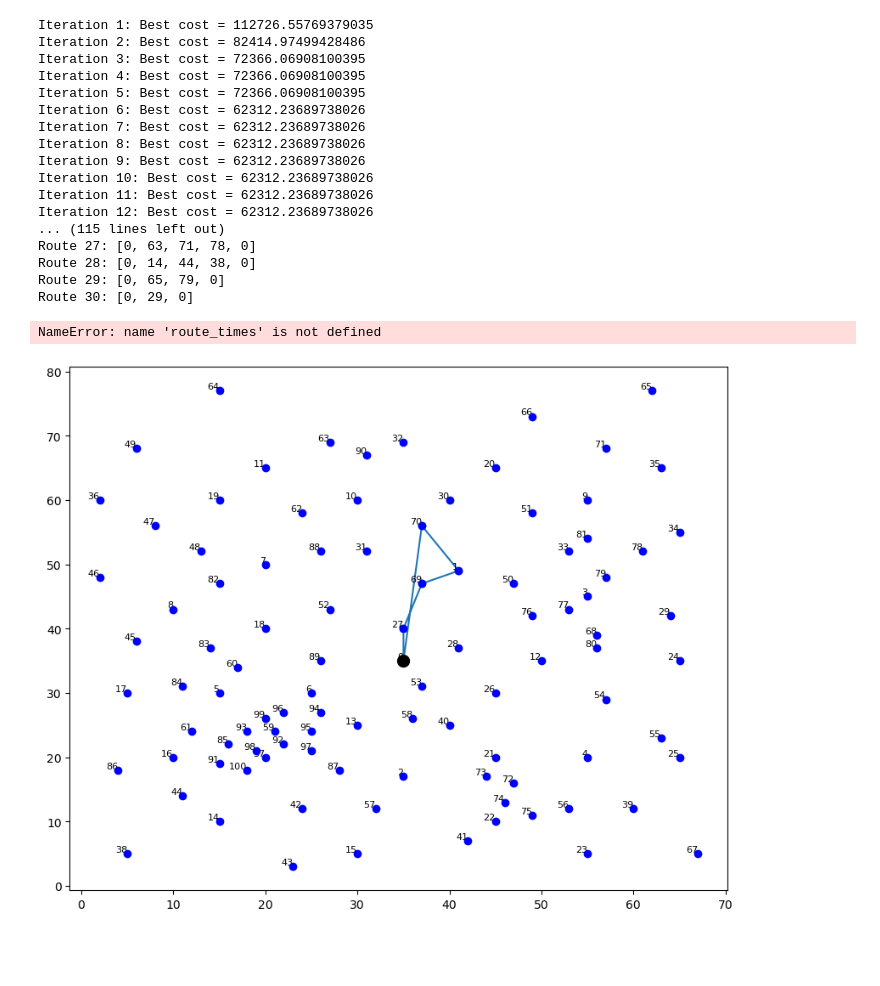
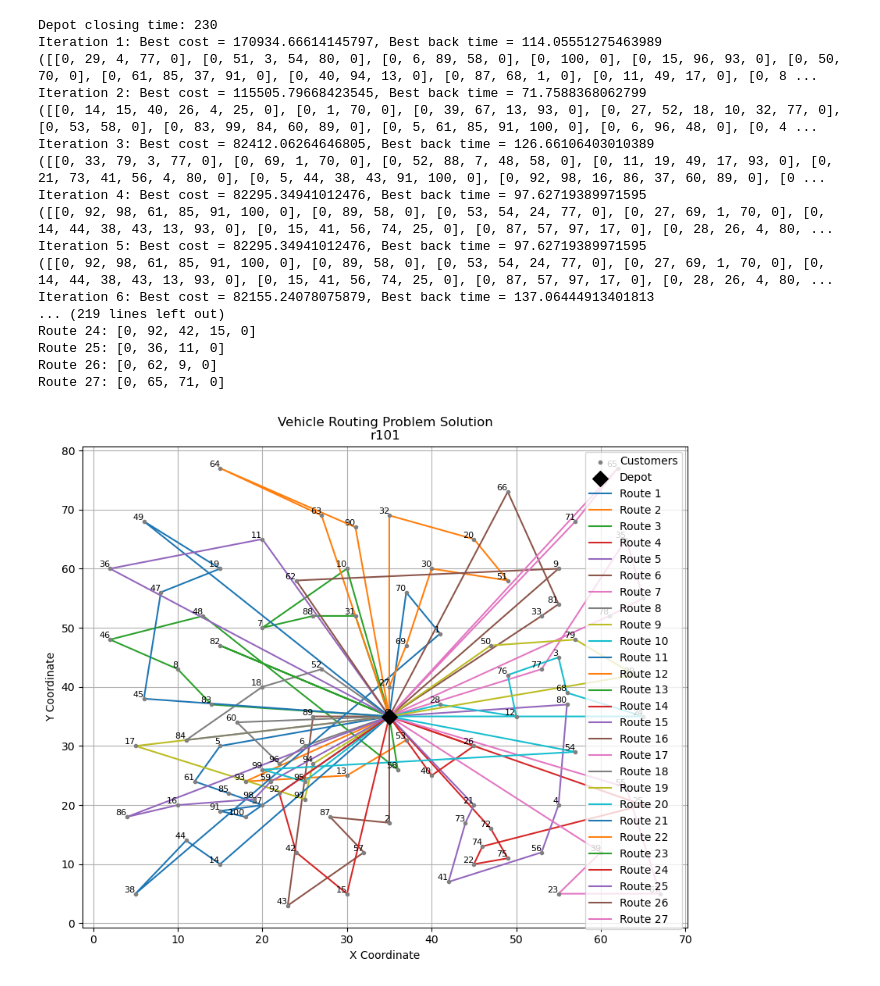
Before and after one commit to Xandeler/Advanced-Algorithms-and-Combinatorics, a Jupyter notebook: 2nd deliverable/Axel code.ipynb, the cells around one changed output. Cells and saved outputs as stored; diff of their text form; code cells hidden in the pictures; blank space fills up the shorter version.

```diff
--- a/2nd deliverable/Axel code.ipynb
+++ b/2nd deliverable/Axel code.ipynb
@@ -293,35 +287,41 @@ def plot_solution(graph, solution, filename):
 # %%
 G = Graph(vehicle_data, customer_data)
 
+print("Depot closing time: " + str(G.nodes[0].due_date))
+
 # Run ACO
-best_solution_data, best_cost = aco_vrp(
+best_solution_data, best_cost,best_time = aco_vrp(
     G,
-    num_ants=50, num_iterations=100, alpha=1.5, beta=2.5, evaporation_rate=0.5, q=100
+    num_ants=50, num_iterations=100, alpha=1.5, beta=1.5, evaporation_rate=0.5, q=100
 )
 
-print("Best cost: " + str(best_cost))
+print("\n-----------------------------------------------------------")
+print("Best cost: " + str(best_cost),"\nBest back time: " + str(best_time), " \nNumber of vehicle: " + str(len(best_solution_data)))
+print("-----------------------------------------------------------\n")
+
 i = 1
 for route in best_solution_data:
-    print("Route " + str(i) +": " + str(route))
+    print("Route " + str(i) + ": " + str(route))
     i = i + 1
+
+# Call the plotting function with the best solution
 plot_solution(G, best_solution_data, dataset_name)
 # %% [output]
-Iteration 1: Best cost = 112726.55769379035
-Iteration 2: Best cost = 82414.97499428486
-Iteration 3: Best cost = 72366.06908100395
-Iteration 4: Best cost = 72366.06908100395
-Iteration 5: Best cost = 72366.06908100395
-Iteration 6: Best cost = 62312.23689738026
-Iteration 7: Best cost = 62312.23689738026
-Iteration 8: Best cost = 62312.23689738026
-Iteration 9: Best cost = 62312.23689738026
-Iteration 10: Best cost = 62312.23689738026
-Iteration 11: Best cost = 62312.23689738026
-Iteration 12: Best cost = 62312.23689738026
-... (115 lines left out)
-Route 27: [0, 63, 71, 78, 0]
-Route 28: [0, 14, 44, 38, 0]
-Route 29: [0, 65, 79, 0]
-Route 30: [0, 29, 0]
+Depot closing time: 230
+Iteration 1: Best cost = 170934.66614145797, Best back time = 114.05551275463989
+([[0, 29, 4, 77, 0], [0, 51, 3, 54, 80, 0], [0, 6, 89, 58, 0], [0, 100, 0], [0, 15, 96, 93, 0], [0, 50, 70, 0], [0, 61, 85, 37, 91, 0], [0, 40, 94, 13, 0], [0, 87, 68, 1, 0], [0, 11, 49, 17, 0], [0, 8 ...
+Iteration 2: Best cost = 115505.79668423545, Best back time = 71.7588368062799
+([[0, 14, 15, 40, 26, 4, 25, 0], [0, 1, 70, 0], [0, 39, 67, 13, 93, 0], [0, 27, 52, 18, 10, 32, 77, 0], [0, 53, 58, 0], [0, 83, 99, 84, 60, 89, 0], [0, 5, 61, 85, 91, 100, 0], [0, 6, 96, 48, 0], [0, 4 ...
+Iteration 3: Best cost = 82412.06264646805, Best back time = 126.66106403010389
+([[0, 33, 79, 3, 77, 0], [0, 69, 1, 70, 0], [0, 52, 88, 7, 48, 58, 0], [0, 11, 19, 49, 17, 93, 0], [0, 21, 73, 41, 56, 4, 80, 0], [0, 5, 44, 38, 43, 91, 100, 0], [0, 92, 98, 16, 86, 37, 60, 89, 0], [0 ...
+Iteration 4: Best cost = 82295.34941012476, Best back time = 97.62719389971595
+([[0, 92, 98, 61, 85, 91, 100, 0], [0, 89, 58, 0], [0, 53, 54, 24, 77, 0], [0, 27, 69, 1, 70, 0], [0, 14, 44, 38, 43, 13, 93, 0], [0, 15, 41, 56, 74, 25, 0], [0, 87, 57, 97, 17, 0], [0, 28, 26, 4, 80, ...
+Iteration 5: Best cost = 82295.34941012476, Best back time = 97.62719389971595
+([[0, 92, 98, 61, 85, 91, 100, 0], [0, 89, 58, 0], [0, 53, 54, 24, 77, 0], [0, 27, 69, 1, 70, 0], [0, 14, 44, 38, 43, 13, 93, 0], [0, 15, 41, 56, 74, 25, 0], [0, 87, 57, 97, 17, 0], [0, 28, 26, 4, 80, ...
+Iteration 6: Best cost = 82155.24078075879, Best back time = 137.06444913401813
+... (219 lines left out)
+Route 24: [0, 92, 42, 15, 0]
+Route 25: [0, 36, 11, 0]
+Route 26: [0, 62, 9, 0]
+Route 27: [0, 65, 71, 0]
-NameError: name 'route_times' is not defined
-[figure, old version]
+[figure, new version]
```
Also changed, not shown: parts of 6 cells of this notebook.
